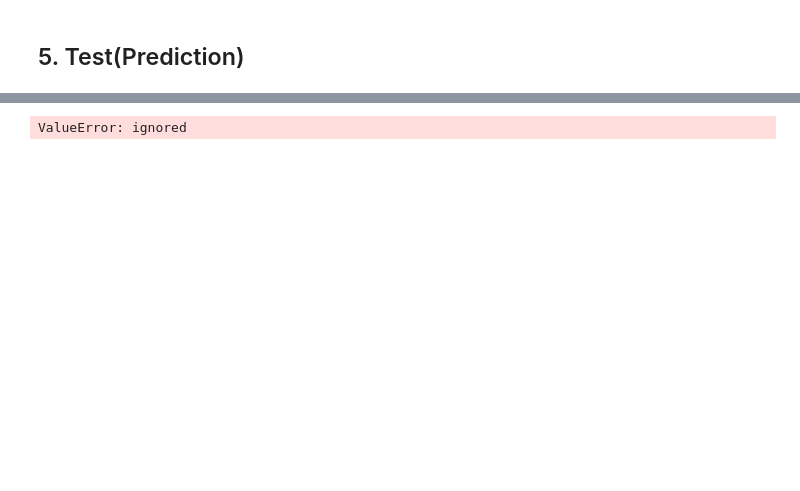
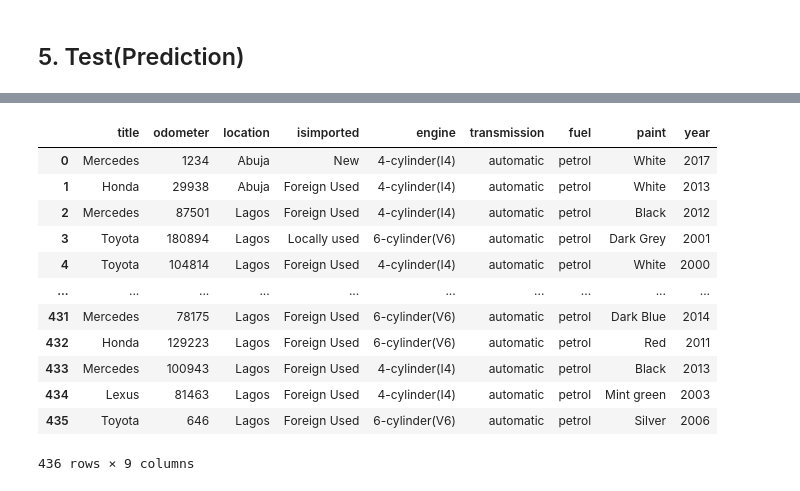
Before and after one commit to y001003/dacon, a Jupyter notebook: used_car/데이콘_중고차_가격예측.ipynb, the cells around one changed output, grey strips where cells are left out. Drawn from its saved outputs; the diff is of its cells as text; code cells hidden in the pictures; blank space fills up the shorter version.

```diff
--- a/used_car/데이콘_중고차_가격예측.ipynb
+++ b/used_car/데이콘_중고차_가격예측.ipynb
@@ -534,0 +552,17 @@ pd.DataFrame([reg5.feature_importances_,train_encoded.columns]).T
+# %%
+X2['title'] = X2['title'].str.extract('([A-Za-z]+)', expand=False)
+X2
+# %% [output]
+|  | title | odometer | location | isimported | engine | transmission | fuel | paint | year |
+| 0 | Mercedes | 1234 | Abuja | New | 4-cylinder(I4) | automatic | petrol | White | 2017 |
+| 1 | Honda | 29938 | Abuja | Foreign Used | 4-cylinder(I4) | automatic | petrol | White | 2013 |
+| 2 | Mercedes | 87501 | Lagos | Foreign Used | 4-cylinder(I4) | automatic | petrol | Black | 2012 |
+| 3 | Toyota | 180894 | Lagos | Locally used | 6-cylinder(V6) | automatic | petrol | Dark Grey | 2001 |
+| 4 | Toyota | 104814 | Lagos | Foreign Used | 4-cylinder(I4) | automatic | petrol | White | 2000 |
+| ... | ... | ... | ... | ... | ... | ... | ... | ... | ... |
+| 431 | Mercedes | 78175 | Lagos | Foreign Used | 6-cylinder(V6) | automatic | petrol | Dark Blue | 2014 |
+| 432 | Honda | 129223 | Lagos | Foreign Used | 6-cylinder(V6) | automatic | petrol | Red | 2011 |
+| 433 | Mercedes | 100943 | Lagos | Foreign Used | 4-cylinder(I4) | automatic | petrol | Black | 2013 |
+| 434 | Lexus | 81463 | Lagos | Foreign Used | 4-cylinder(I4) | automatic | petrol | Mint green | 2003 |
+| 435 | Toyota | 646 | Lagos | Foreign Used | 6-cylinder(V6) | automatic | petrol | Silver | 2006 |
+436 rows × 9 columns
@@ -535,7 +586,5 @@ pd.DataFrame([reg5.feature_importances_,train_encoded.columns]).T
 # %%
-test_encoded = encoder.fit_transform(test_df)
+test_encoded = scaler.transform(test_df)
 pred_test = reg5.predict(test_encoded)
-# %% [output]
-ValueError: ignored
 # %%
 test_df.index
```
Also changed, not shown: parts of 23 cells of this notebook.
